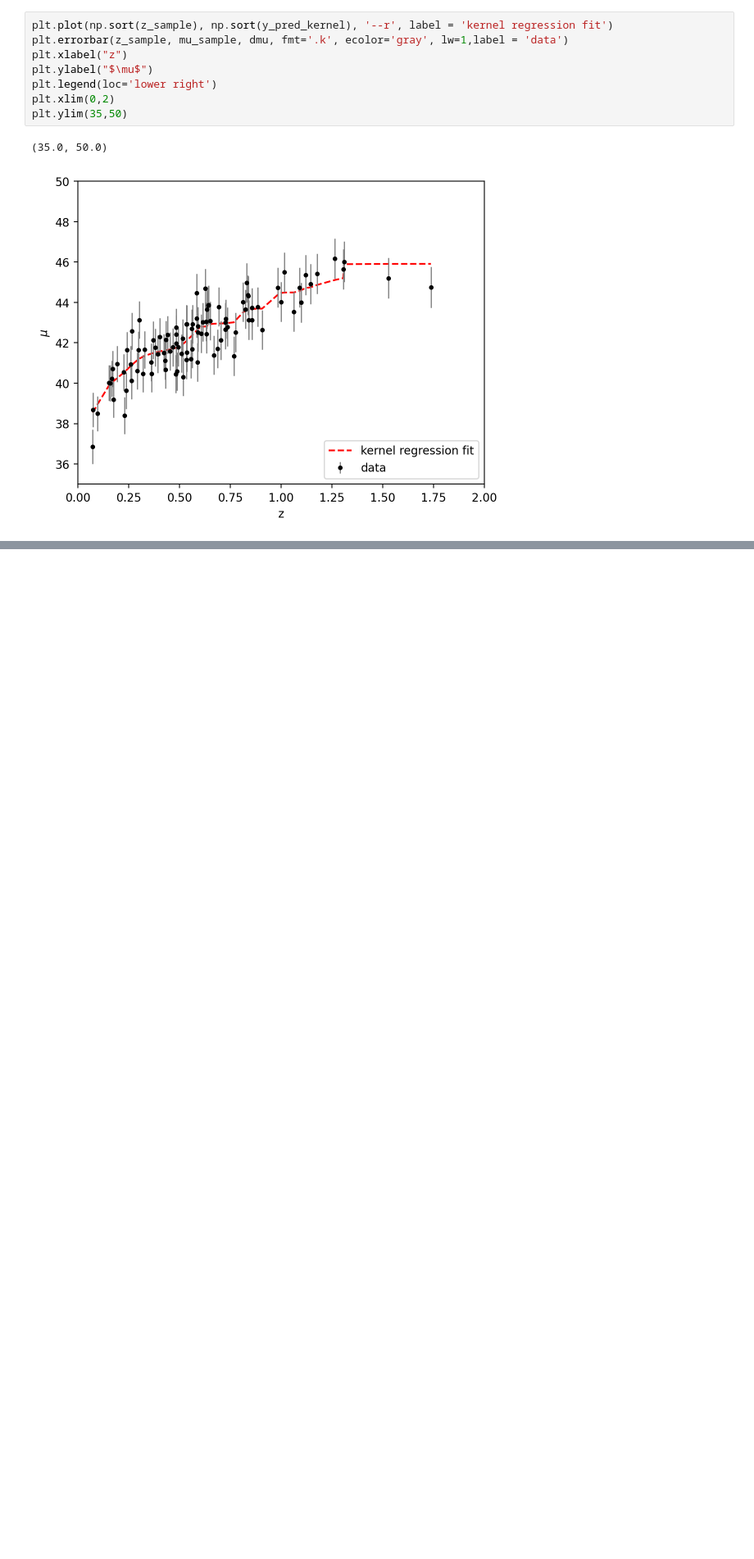
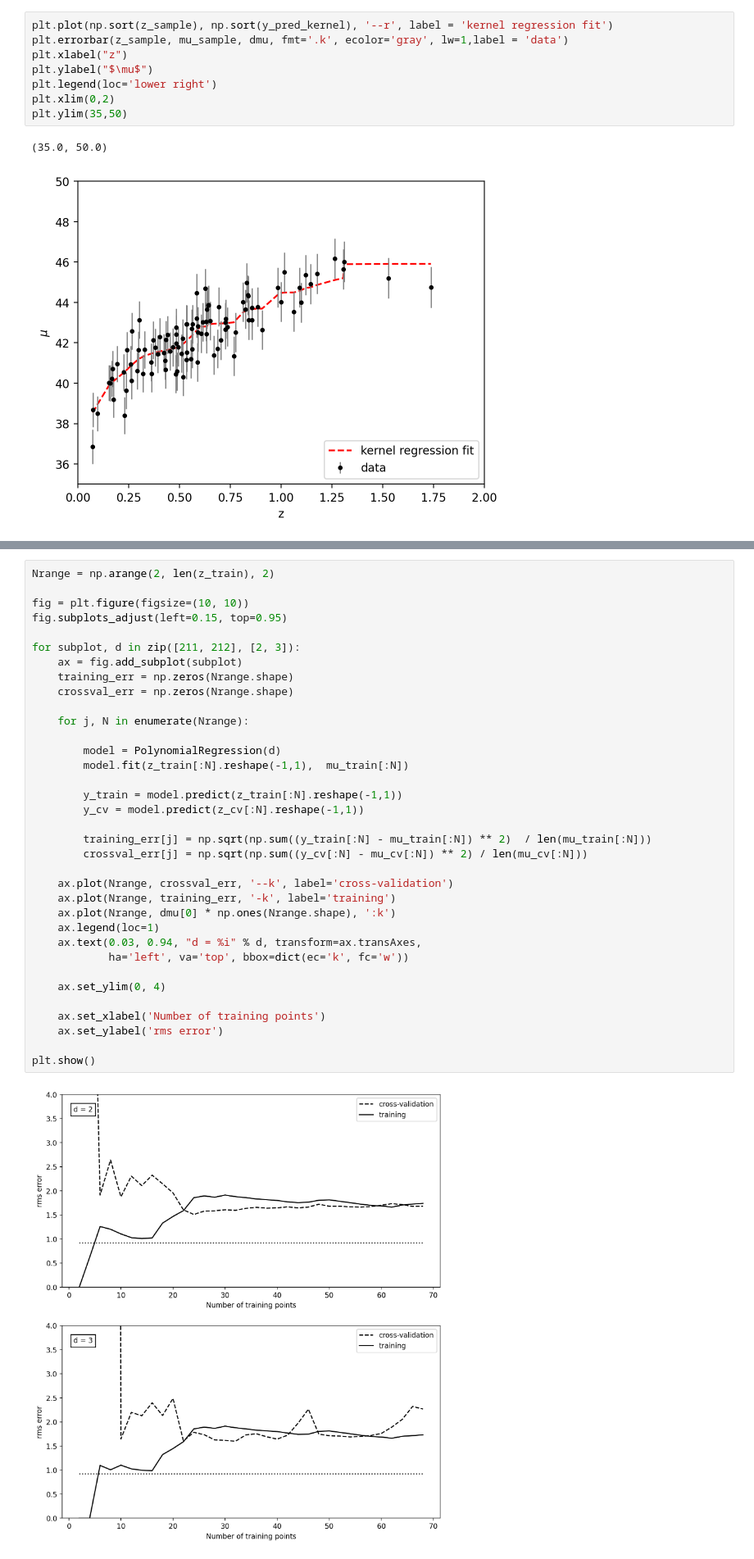
Before and after one commit to EdoSanto/astrostatistics_bicocca_2024, a Jupyter notebook: working/Supernova distances and redshifts (part 1).ipynb, the cells around one changed output, grey strips where cells are left out. Shown at 82% size. Drawn from its saved outputs; the diff is of its cells as text; blank space fills up the shorter version.

```diff
--- a/working/Supernova distances and redshifts (part 1).ipynb
+++ b/working/Supernova distances and redshifts (part 1).ipynb
@@ -238,0 +263,37 @@ plt.ylim(35,50)
+# %%
+Nrange = np.arange(2, len(z_train), 2)
+
+fig = plt.figure(figsize=(10, 10))
+fig.subplots_adjust(left=0.15, top=0.95)
+
+for subplot, d in zip([211, 212], [2, 3]):
+    ax = fig.add_subplot(subplot)
+    training_err = np.zeros(Nrange.shape)
+    crossval_err = np.zeros(Nrange.shape)
+
+    for j, N in enumerate(Nrange):
+
+        model = PolynomialRegression(d)
+        model.fit(z_train[:N].reshape(-1,1),  mu_train[:N])
+
+        y_train = model.predict(z_train[:N].reshape(-1,1))
+        y_cv = model.predict(z_cv[:N].reshape(-1,1))
+
+        training_err[j] = np.sqrt(np.sum((y_train[:N] - mu_train[:N]) ** 2)  / len(mu_train[:N]))
+        crossval_err[j] = np.sqrt(np.sum((y_cv[:N] - mu_cv[:N]) ** 2) / len(mu_cv[:N]))
+
+    ax.plot(Nrange, crossval_err, '--k', label='cross-validation')
+    ax.plot(Nrange, training_err, '-k', label='training')
+    ax.plot(Nrange, dmu[0] * np.ones(Nrange.shape), ':k')
+    ax.legend(loc=1)
+    ax.text(0.03, 0.94, "d = %i" % d, transform=ax.transAxes,
+            ha='left', va='top', bbox=dict(ec='k', fc='w'))
+
+    ax.set_ylim(0, 4)
+
+    ax.set_xlabel('Number of training points')
+    ax.set_ylabel('rms error')
+
+plt.show()
+# %% [output]
+[figure, added]
```
Also changed, not shown: parts of 7 cells of this notebook, 1 other file.
